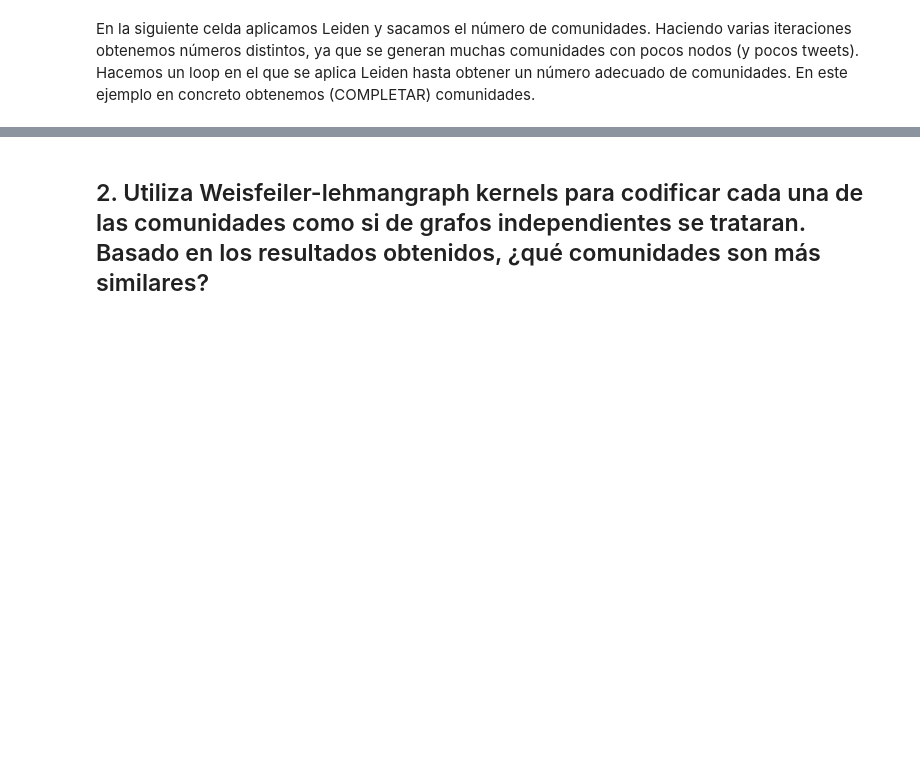
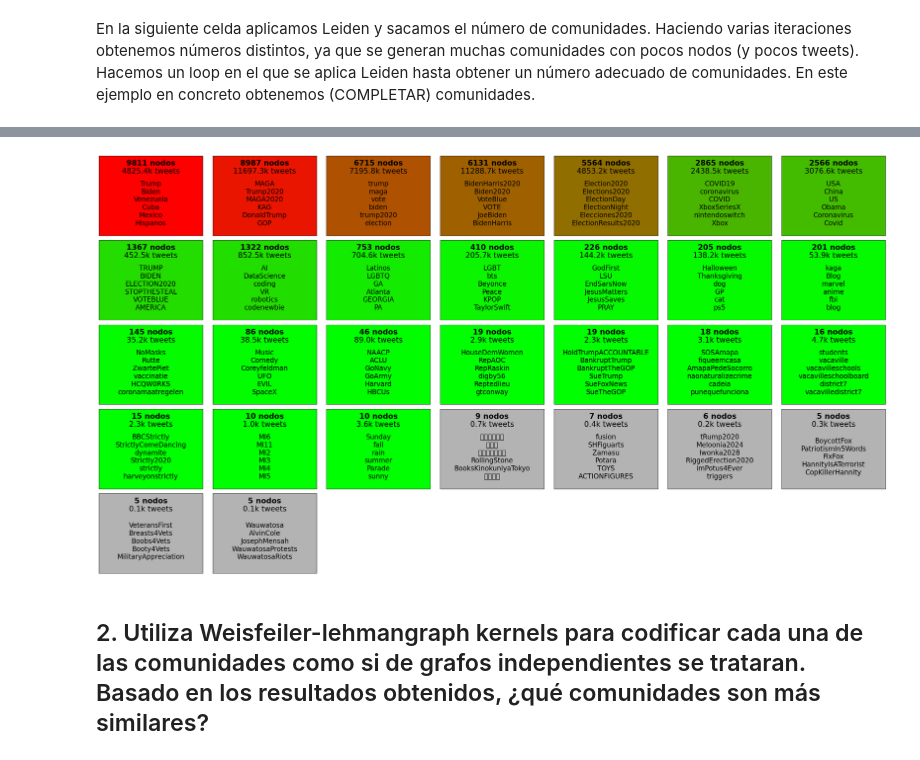
Before and after one commit to luciacuevascsv/analisis_redes_sociales, a Jupyter notebook: Practica I/practicaI.ipynb, the cells around one changed output, grey strips where cells are left out. Saved outputs shown, nothing was run; the diff lists cells and outputs as text; code cells hidden in the pictures; blank space fills up the shorter version.

```diff
--- a/Practica I/practicaI.ipynb
+++ b/Practica I/practicaI.ipynb
@@ -200,2 +208,57 @@ plot_comunidades(communities, top_nodes, community_sizes, community_tweets, 0, 1
+# %%
+# Función para plotear comunidades
+def plot_comunidades_df(df, top_n_nodes=5, minimum_tweets_filter=0, minimum_tweets_color=0):
+    filtered_df = df[df["total_tweets"] >= minimum_tweets_filter]
+
+    cols = 7
+    rows = int(np.ceil(len(filtered_df) / cols))
+    fig, axes = plt.subplots(rows, cols, figsize=(cols*4, rows*3))
+    if rows == 1:
+        axes = np.array([axes])
+
+    # Rangos para colores
+    sizes = filtered_df["num_nodes"].tolist()
+    min_size, max_size = min(sizes), max(sizes)
+
+    for plot_idx, (_, row) in enumerate(filtered_df.iterrows()):
+        row_idx = plot_idx // cols
+        col_idx = plot_idx % cols
+        ax = axes[row_idx, col_idx] if rows > 1 else axes[col_idx]
+
+        # Color según tamaño
+        if row["total_tweets"] < minimum_tweets_color:
+            color = (0.7, 0.7, 0.7)
+        else:
+            t = (row["num_nodes"] - min_size) / (max_size - min_size + 1e-6)
+            color = (t, 1-t, 0)
+
+        ax.add_patch(plt.Rectangle((0,0),1,1,color=color))
+
+        # Top N nodos
+        top_nodes_text = "\n".join(row["top_10_nodes"][:top_n_nodes])
+        ax.text(0.5, 0.4, top_nodes_text, ha="center", va="center", fontsize=17)
+        ax.text(0.5, 0.95, f"{row['num_nodes']} nodos", ha="center", va="top", fontsize=19, fontweight='bold')
+
+        total_tweets_k = row["total_tweets"] / 1000
+        ax.text(0.5, 0.85, f"{total_tweets_k:.1f}k tweets", ha="center", va="top", fontsize=19)
+
+        ax.set_xticks([])
+        ax.set_yticks([])
+        ax.set_xlim(0,1)
+        ax.set_ylim(0,1)
+
+    total_slots = rows * cols
+    for j in range(len(filtered_df), total_slots):
+        row_idx = j // cols
+        col_idx = j % cols
+        ax = axes[row_idx, col_idx] if rows > 1 else axes[col_idx]
+        ax.axis("off")
+
+    plt.tight_layout()
+    plt.show()
+
+plot_comunidades_df(community_df, top_n_nodes=6, minimum_tweets_filter=0, minimum_tweets_color=1000)
+# %% [output]
+[figure, added]
 # %% [markdown]
 ## 2. Utiliza Weisfeiler-lehmangraph kernels para codificar cada una de las comunidades como si de grafos independientes se trataran. Basado en los resultados obtenidos, ¿qué comunidades son más similares?
```
Also changed, not shown: parts of 29 cells of this notebook.
